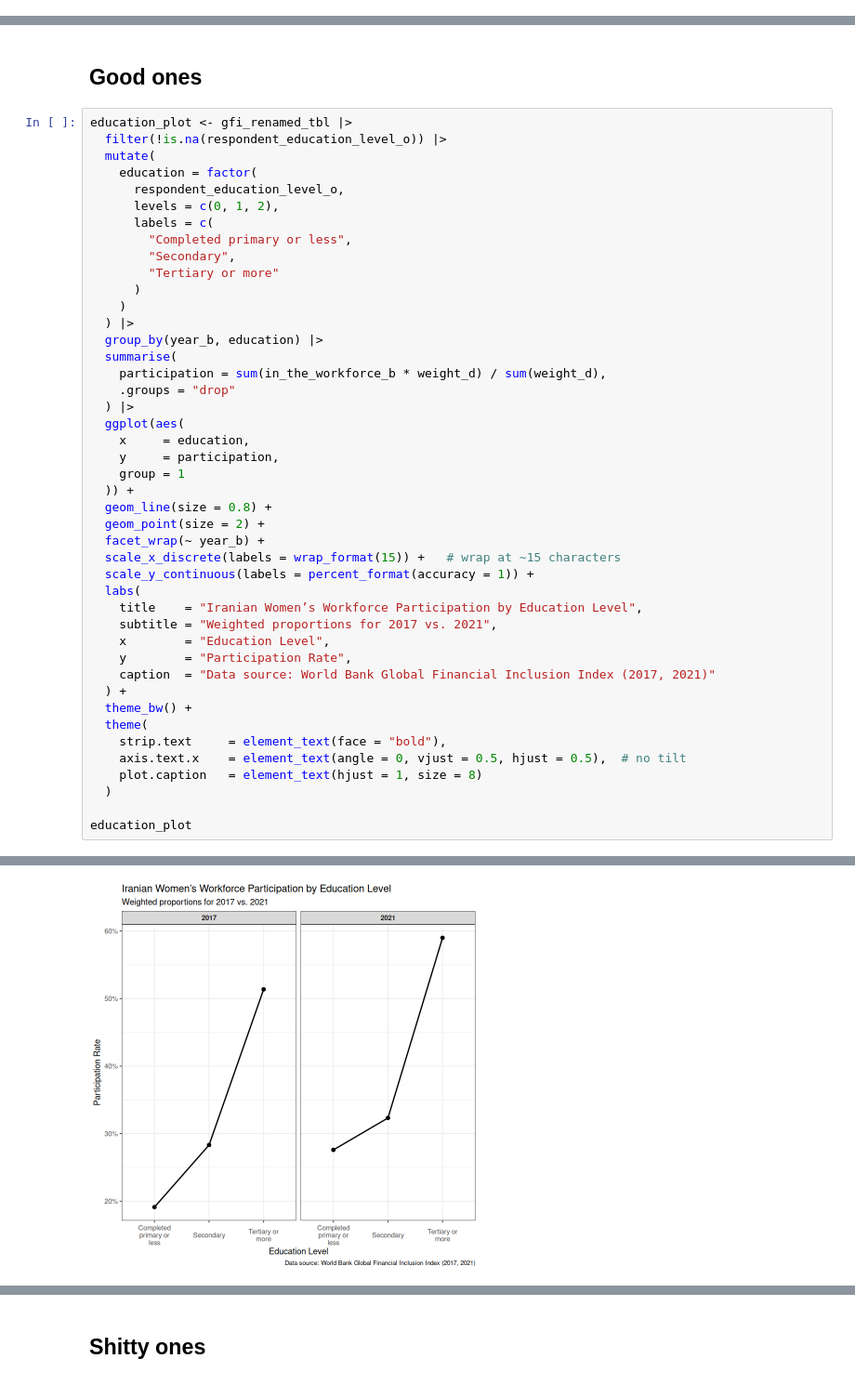
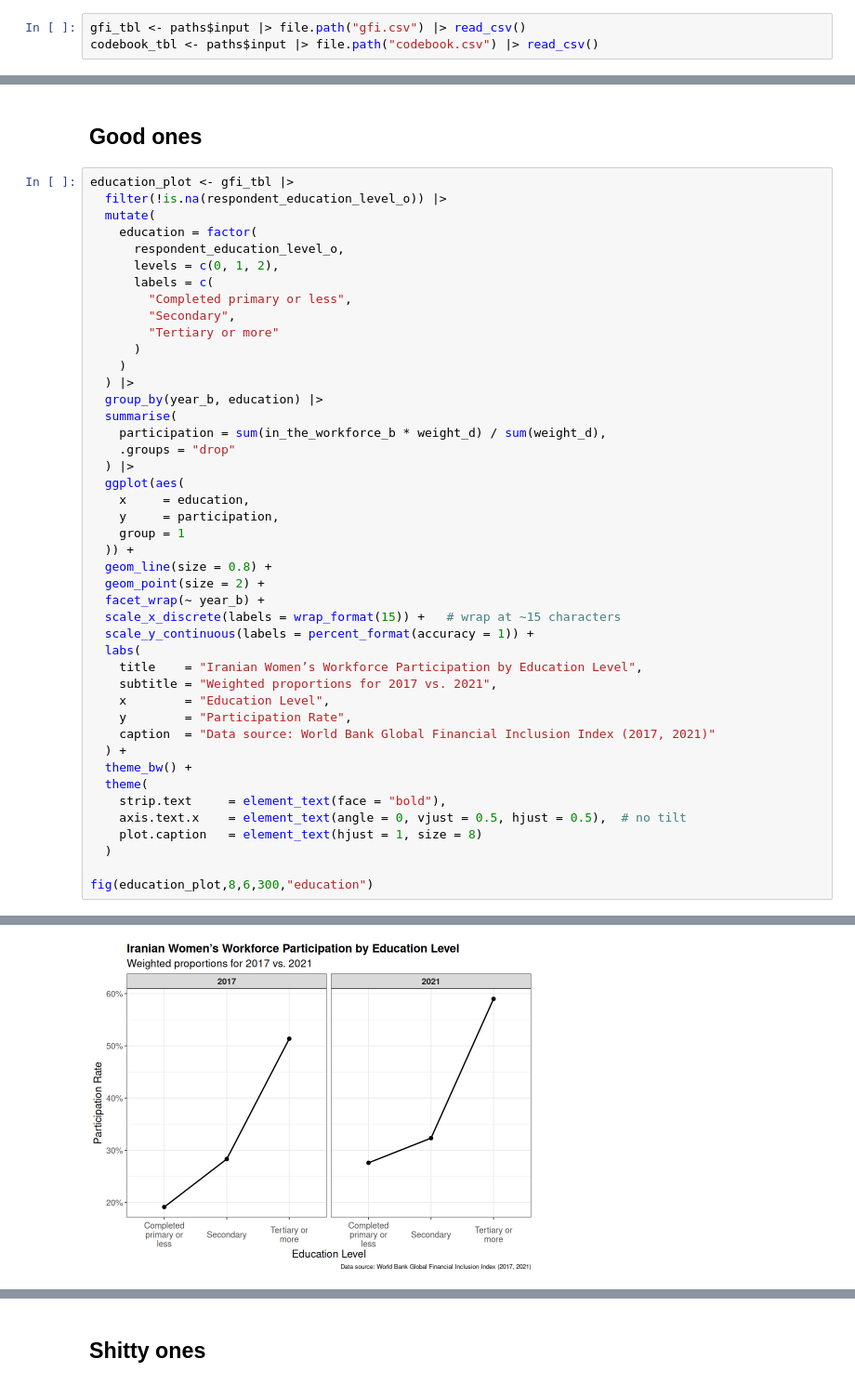
Before and after one commit to mmyousefies/gfi-iran, a Jupyter notebook: src/Discriptive Plots.ipynb, the cells around one changed output, grey strips where cells are left out. Shown at 93% size. Saved outputs shown, nothing was run; the diff lists cells and outputs as text.

```diff
--- a/src/Discriptive Plots.ipynb
+++ b/src/Discriptive Plots.ipynb
@@ -78,0 +123,3 @@ Warning message in unzip(i, exdir = paths$data):
+# %%
+gfi_tbl <- paths$input |> file.path("gfi.csv") |> read_csv()
+codebook_tbl <- paths$input |> file.path("codebook.csv") |> read_csv()
@@ -81,7 +144,7 @@ Warning message in unzip(i, exdir = paths$data):
 # %% [markdown]
 ## Good ones
 # %%
-education_plot <- gfi_renamed_tbl |>
+education_plot <- gfi_tbl |>
   filter(!is.na(respondent_education_level_o)) |>
   mutate(
     education = factor(
@@ -123,7 +186,7 @@ education_plot <- gfi_renamed_tbl |>
     plot.caption   = element_text(hjust = 1, size = 8)
   )
 
-education_plot
+fig(education_plot,8,6,300,"education")
 # %% [output]
 Warning message:
 “Using `size` aesthetic for lines was deprecated in ggplot2 3.4.0.
@@ -131,2 +195,2 @@ Warning message:
-[figure, old version]
+[figure, new version]
 # %%
```
Also changed, not shown: parts of 16 cells of this notebook, 12 other files.
